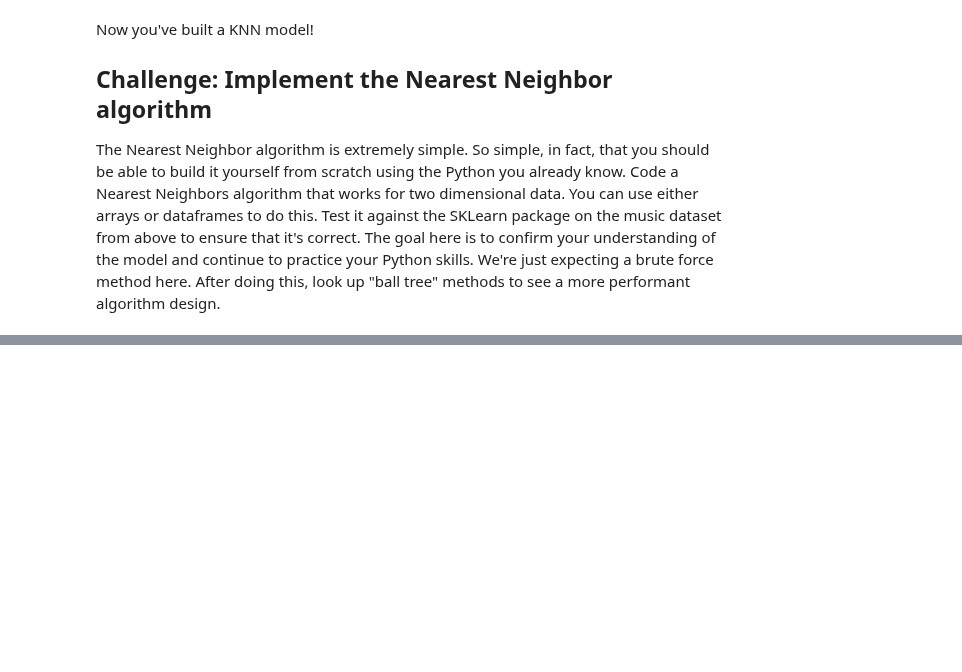
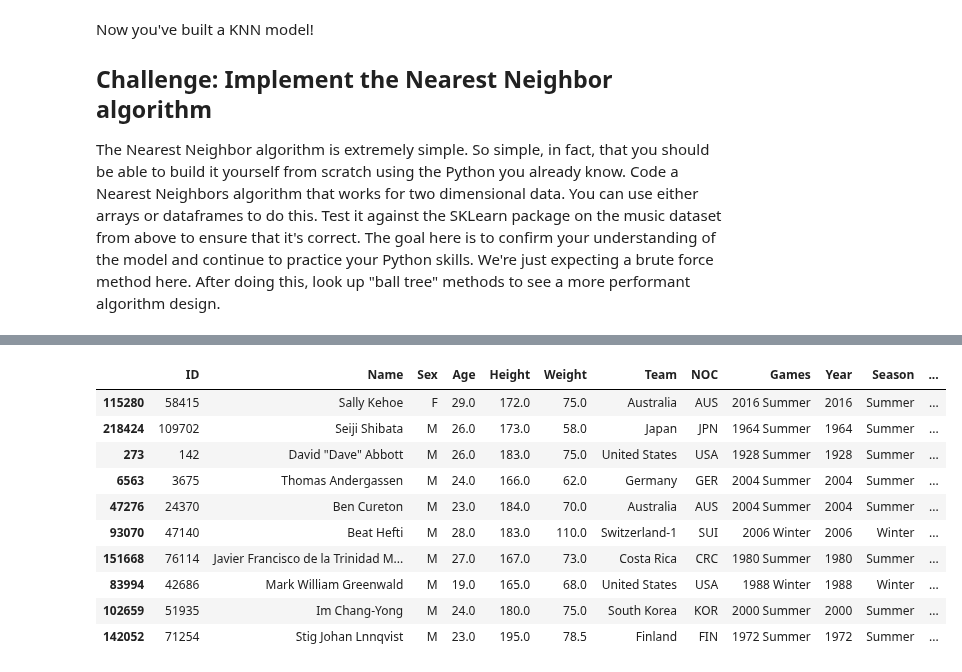
Before and after one commit to loupendley/Thinkful, a Jupyter notebook: HomeworkProjects/Unit3/Lesson1/Project1/KNearestNeighborsClassifier3.1.1.ipynb, the cells around one changed output, grey strips where cells are left out. Saved outputs shown, nothing was run; the diff lists cells and outputs as text; code cells hidden in the pictures; blank space fills up the shorter version.

```diff
--- a/HomeworkProjects/Unit3/Lesson1/Project1/KNearestNeighborsClassifier3.1.1.ipynb
+++ b/HomeworkProjects/Unit3/Lesson1/Project1/KNearestNeighborsClassifier3.1.1.ipynb
@@ -7,3 +23,14 @@ import scipy
+# %%
+# Let's process the data)
+def open_and_load_file (filename, columnnames, header=None ):
+    file_encoding = get_file_encoding(filename)
+#     df = pd.read_csv(filename, delimiter= '\t', header=header, encoding=file_encoding)
+    df = pd.read_csv(filename, sep=',', engine='python', header=header, encoding=file_encoding)
+#     sep=',', engine='python'
+    if header == None:
+        df.columns = columnnames
+    print("There are {} lines in file {}".format(len(df), filename))
+    return df, file_encoding
 # %% [markdown]
 # K Nearest Neighbors Classifiers
 **Unit 3 - Lesson 1 - Assignment 1**
@@ -292,0 +237,4 @@ KeyError: "['bass'] not in index"
+# %%
+file = "../../../../Datafiles/olympics_120_years_data/athlete_events.csv"
+athletes, encoding = open_and_load_file(file, None, 0)
+athletes.describe()
@@ -292,0 +258,11 @@ KeyError: "['bass'] not in index"
+# %%
+# Let's do some data cleanup/transformation on the athletes columns
+athletes['SexBinary'] = np.where(athletes['Sex'] == 'M', 1,0)
+athletes = athletes[np.isfinite(athletes['Height'])]
+athletes = athletes[np.isfinite(athletes['Weight'])]
+athletes = athletes[np.isfinite(athletes['Age'])]
+# %%
+# One-Hot-Encoding
+athletes['Sport'] = pd.Categorical(athletes['Sport'])
+dfDummies = pd.get_dummies(athletes['Sport'], prefix='category')
+athletes = pd.concat([athletes, dfDummies], axis=1)
@@ -292,0 +362,14 @@ KeyError: "['bass'] not in index"
+# %%
+athletes.sample(10)
+# %% [output]
+|  | ID | Name | Sex | Age | Height | Weight | Team | NOC | Games | Year | Season | ... |
+| 115280 | 58415 | Sally Kehoe | F | 29.0 | 172.0 | 75.0 | Australia | AUS | 2016 Summer | 2016 | Summer | ... |
+| 218424 | 109702 | Seiji Shibata | M | 26.0 | 173.0 | 58.0 | Japan | JPN | 1964 Summer | 1964 | Summer | ... |
+| 273 | 142 | David "Dave" Abbott | M | 26.0 | 183.0 | 75.0 | United States | USA | 1928 Summer | 1928 | Summer | ... |
+| 6563 | 3675 | Thomas Andergassen | M | 24.0 | 166.0 | 62.0 | Germany | GER | 2004 Summer | 2004 | Summer | ... |
+| 47276 | 24370 | Ben Cureton | M | 23.0 | 184.0 | 70.0 | Australia | AUS | 2004 Summer | 2004 | Summer | ... |
+| 93070 | 47140 | Beat Hefti | M | 28.0 | 183.0 | 110.0 | Switzerland-1 | SUI | 2006 Winter | 2006 | Winter | ... |
+| 151668 | 76114 | Javier Francisco de la Trinidad M... | M | 27.0 | 167.0 | 73.0 | Costa Rica | CRC | 1980 Summer | 1980 | Summer | ... |
+| 83994 | 42686 | Mark William Greenwald | M | 19.0 | 165.0 | 68.0 | United States | USA | 1988 Winter | 1988 | Winter | ... |
+| 102659 | 51935 | Im Chang-Yong | M | 24.0 | 180.0 | 75.0 | South Korea | KOR | 2000 Summer | 2000 | Summer | ... |
+| 142052 | 71254 | Stig Johan Lnnqvist | M | 23.0 | 195.0 | 78.5 | Finland | FIN | 1972 Summer | 1972 | Summer | ... |
```
Also changed, not shown: parts of 12 cells of this notebook.
